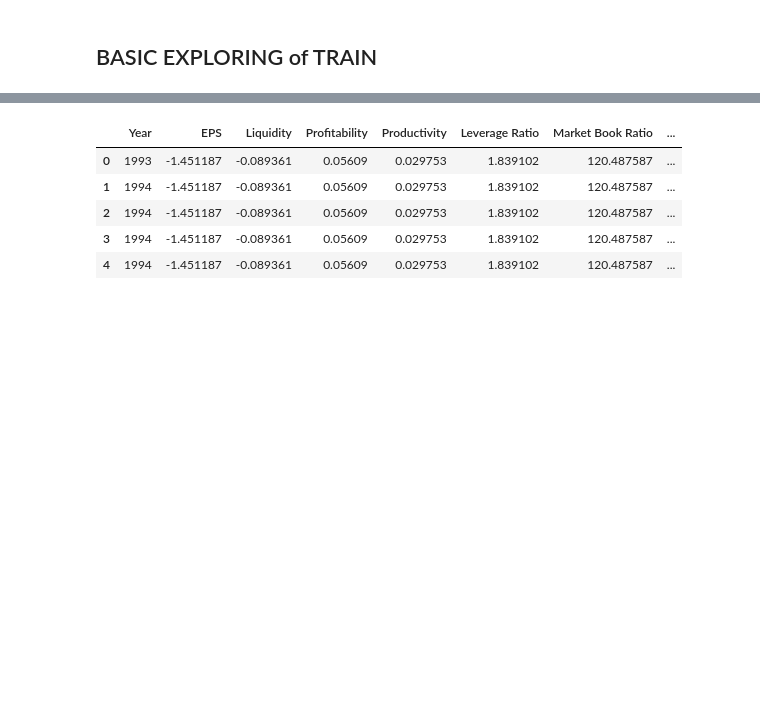
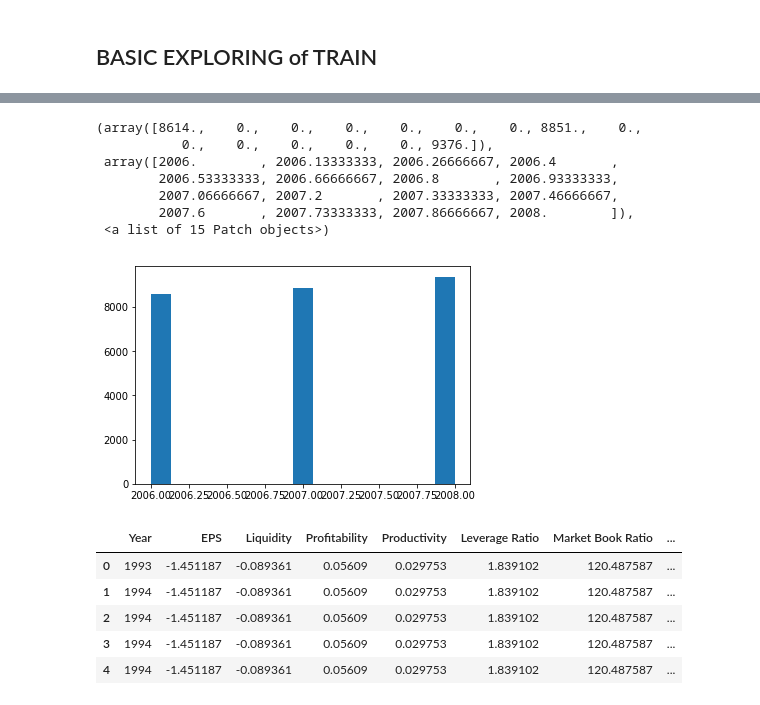
Before and after one commit to andrewgarvey/Stock-Prediction-NN, a Jupyter notebook: 1.0-ag-data_exploration.ipynb, the cells around one changed output, grey strips where cells are left out. Cells and saved outputs as stored; diff of their text form; code cells hidden in the pictures; blank space fills up the shorter version.

```diff
--- a/1.0-ag-data_exploration.ipynb
+++ b/1.0-ag-data_exploration.ipynb
@@ -29,3 +46,15 @@ os.chdir(outputdir)
+# %%
+plt.clf()
+plt.hist(test_year, bins=15)
+# %% [output]
+(array([8614.,    0.,    0.,    0.,    0.,    0.,    0., 8851.,    0.,
+           0.,    0.,    0.,    0.,    0., 9376.]),
+ array([2006.        , 2006.13333333, 2006.26666667, 2006.4       ,
+        2006.53333333, 2006.66666667, 2006.8       , 2006.93333333,
+        2007.06666667, 2007.2       , 2007.33333333, 2007.46666667,
+        2007.6       , 2007.73333333, 2007.86666667, 2008.        ]),
+ <a list of 15 Patch objects>)
+[figure, added]
 # %%
 ## head
 train.head()
```
Also changed, not shown: parts of 2 cells of this notebook, 2 other files.
